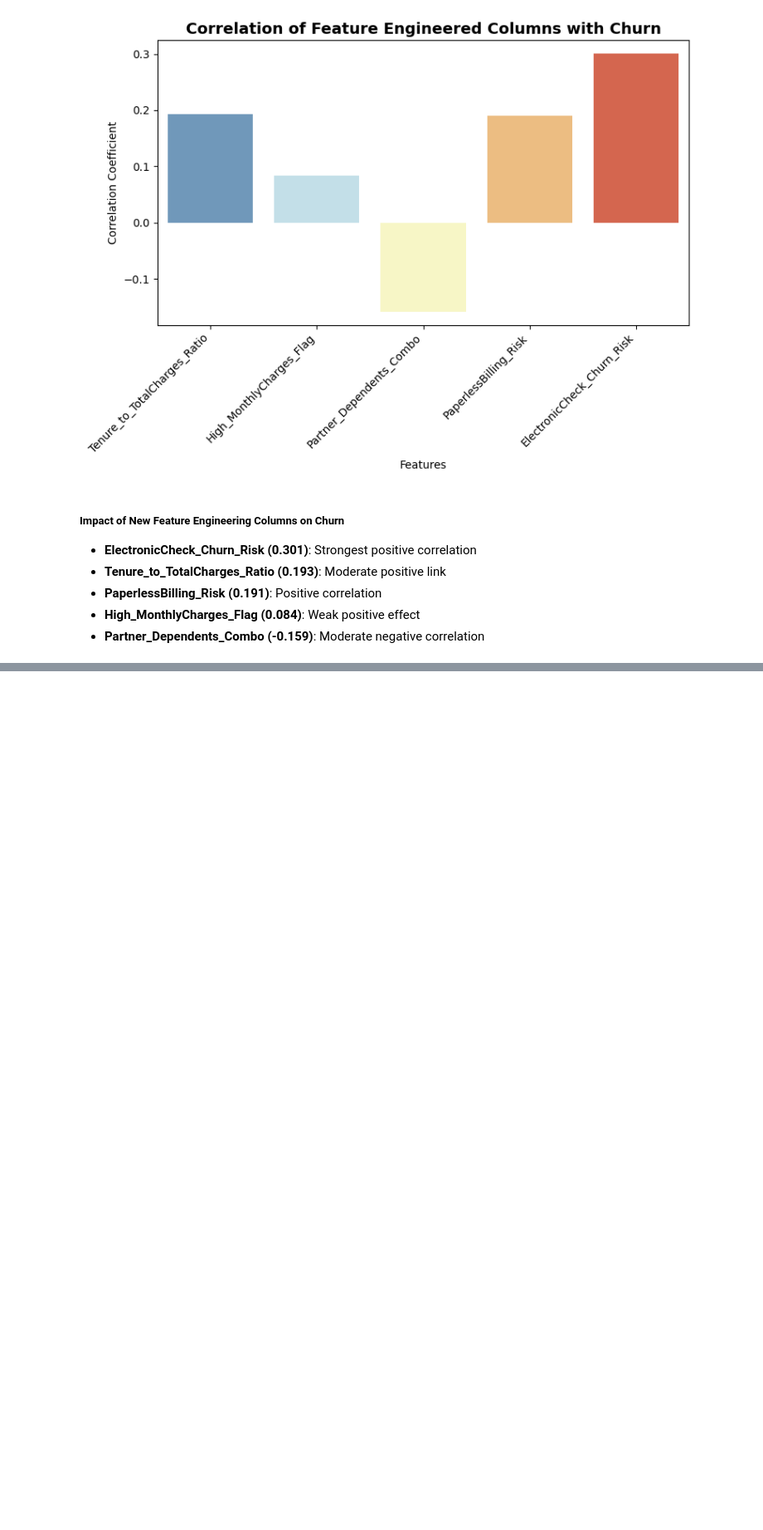
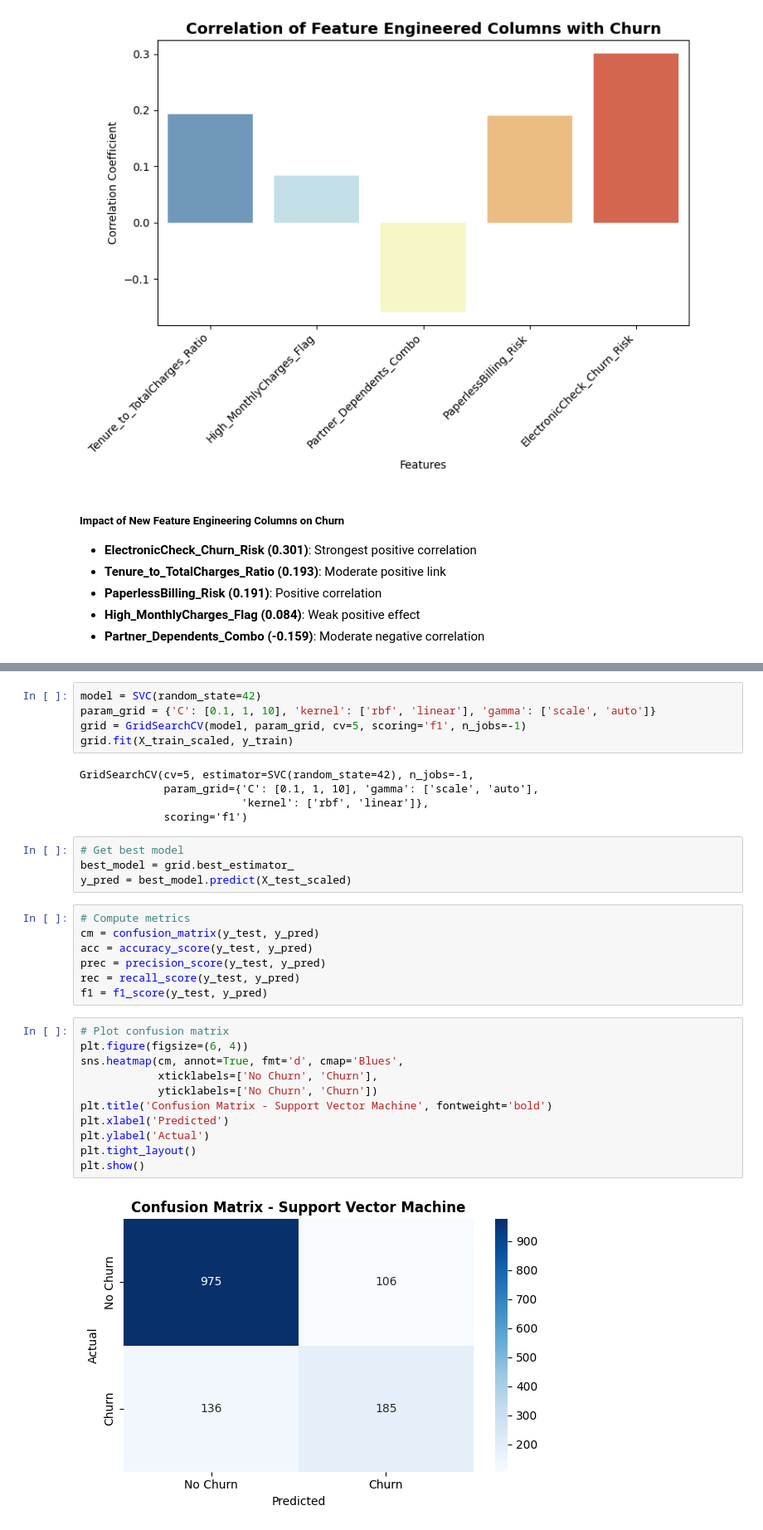
Before and after one commit to Tokal-27/GTC-Customer-Churn-Prediction, a Jupyter notebook: Customer_Churn_.ipynb, the cells around one changed output, grey strips where cells are left out. Shown at 83% size. Cells and saved outputs as stored; diff of their text form; blank space fills up the shorter version.

```diff
--- a/Customer_Churn_.ipynb
+++ b/Customer_Churn_.ipynb
@@ -610,0 +734,34 @@ Name: Churn, dtype: float64
+# %%
+model = SVC(random_state=42)
+param_grid = {'C': [0.1, 1, 10], 'kernel': ['rbf', 'linear'], 'gamma': ['scale', 'auto']}
+grid = GridSearchCV(model, param_grid, cv=5, scoring='f1', n_jobs=-1)
+grid.fit(X_train_scaled, y_train)
+# %% [output]
+GridSearchCV(cv=5, estimator=SVC(random_state=42), n_jobs=-1,
+             param_grid={'C': [0.1, 1, 10], 'gamma': ['scale', 'auto'],
+                         'kernel': ['rbf', 'linear']},
+             scoring='f1')
+# %%
+# Get best model
+best_model = grid.best_estimator_
+y_pred = best_model.predict(X_test_scaled)
+# %%
+# Compute metrics
+cm = confusion_matrix(y_test, y_pred)
+acc = accuracy_score(y_test, y_pred)
+prec = precision_score(y_test, y_pred)
+rec = recall_score(y_test, y_pred)
+f1 = f1_score(y_test, y_pred)
+# %%
+# Plot confusion matrix
+plt.figure(figsize=(6, 4))
+sns.heatmap(cm, annot=True, fmt='d', cmap='Blues',
+            xticklabels=['No Churn', 'Churn'],
+            yticklabels=['No Churn', 'Churn'])
+plt.title('Confusion Matrix - Support Vector Machine', fontweight='bold')
+plt.xlabel('Predicted')
+plt.ylabel('Actual')
+plt.tight_layout()
+plt.show()
+# %% [output]
+[figure, added]
```
Also changed, not shown: parts of 47 cells of this notebook.
